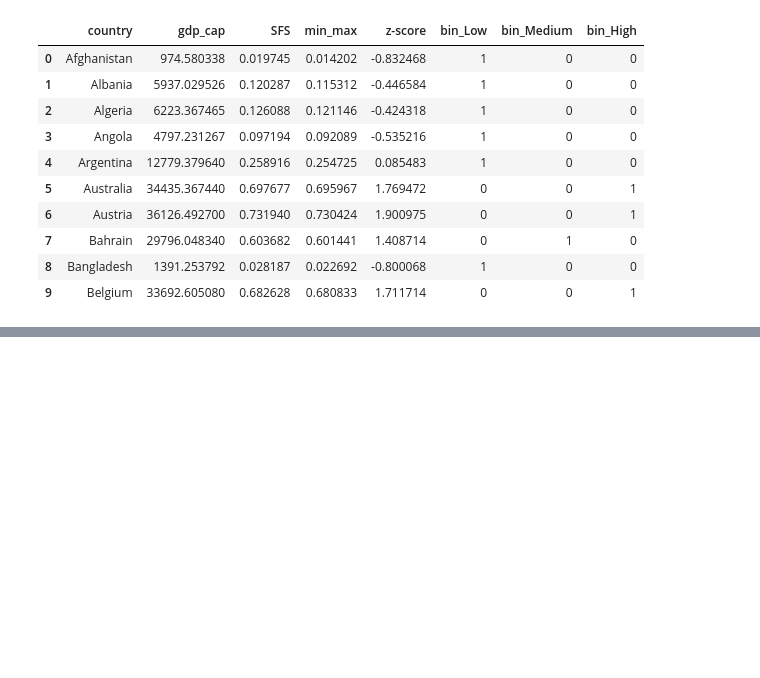
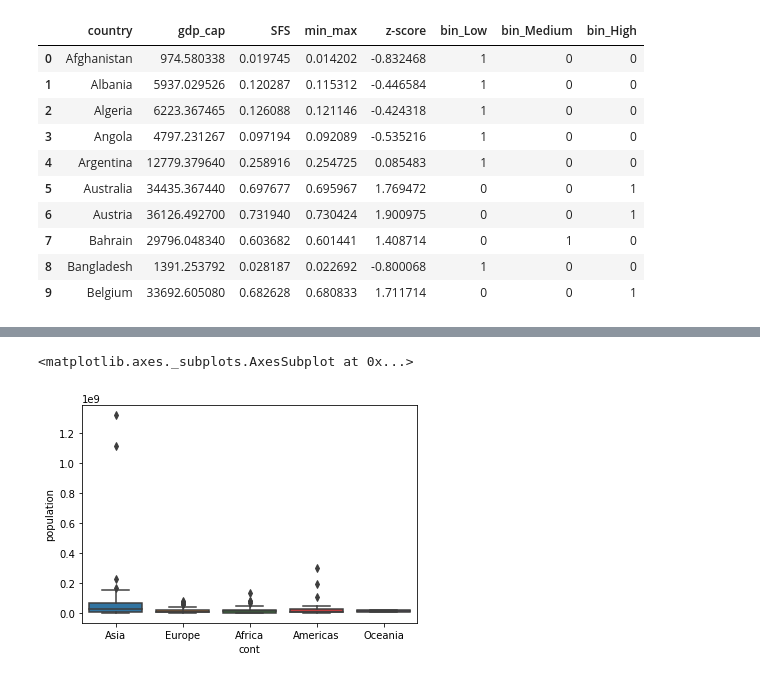
Before and after one commit to evrenarslan/Python-Egitim, a Jupyter notebook: Pandas.ipynb, the cells around one changed output, grey strips where cells are left out. Saved outputs shown, nothing was run; the diff lists cells and outputs as text; code cells hidden in the pictures; blank space fills up the shorter version.

```diff
--- a/Pandas.ipynb
+++ b/Pandas.ipynb
@@ -541,0 +544,2 @@ df_tn.head(10)
+# %%
+df=pd.read_csv("gapminder.csv")
@@ -541,0 +568,5 @@ df_tn.head(10)
+# %%
+sns.boxplot(x="cont",y="population",data=df)
+# %% [output]
+<matplotlib.axes._subplots.AxesSubplot at 0x...>
+[figure, added]
```
Also changed, not shown: parts of 55 cells of this notebook.
